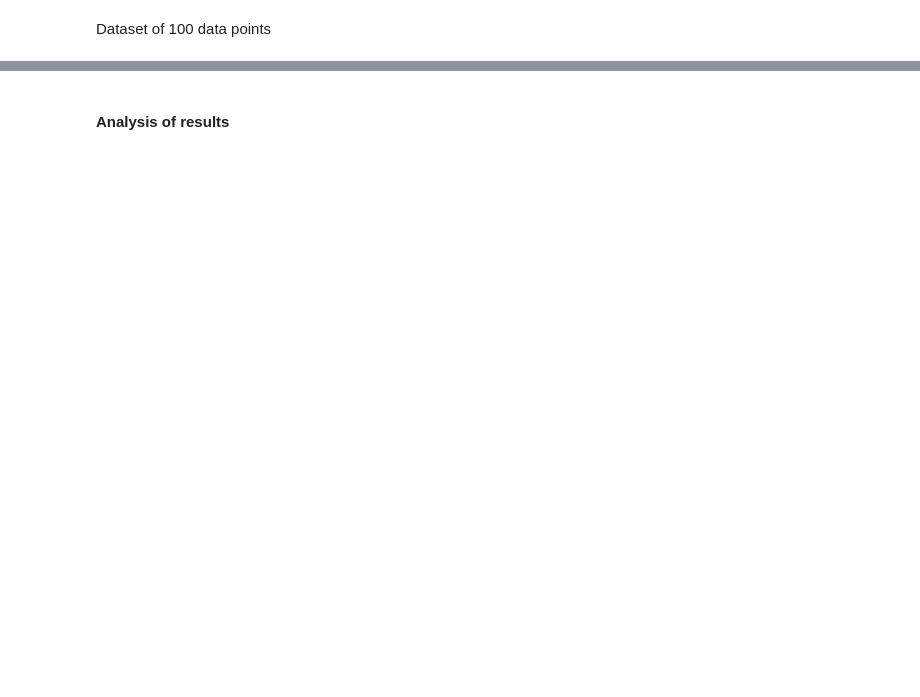
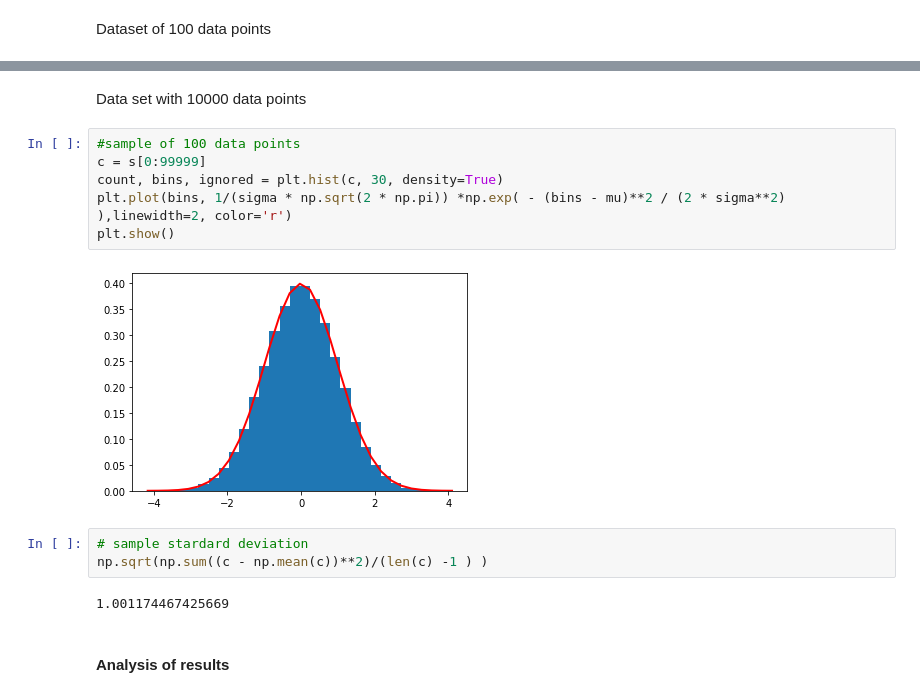
Before and after one commit to neadie/MachineLearningAndStatistics, a Jupyter notebook: tasksmachineLearningandStats.ipynb, the cells around one changed output, grey strips where cells are left out. Cells and saved outputs as stored; diff of their text form; blank space fills up the shorter version.

```diff
--- a/tasksmachineLearningandStats.ipynb
+++ b/tasksmachineLearningandStats.ipynb
@@ -294,2 +313,17 @@ np.sqrt(np.sum((b - np.mean(b))**2)/(len(b) -1) )
+# %% [markdown]
+Data set with 10000 data points
+# %%
+#sample of 100 data points
+c = s[0:99999]
+count, bins, ignored = plt.hist(c, 30, density=True)
+plt.plot(bins, 1/(sigma * np.sqrt(2 * np.pi)) *np.exp( - (bins - mu)**2 / (2 * sigma**2) ),linewidth=2, color='r')
+plt.show()
+# %% [output]
+[figure, added]
+# %%
+# sample stardard deviation
+np.sqrt(np.sum((c - np.mean(c))**2)/(len(c) -1 ) )
+# %% [output]
+1.001174467425669
 # %% [markdown]
 #### Analysis of results
```
Also changed, not shown: parts of 46 cells of this notebook, 1 other file.
